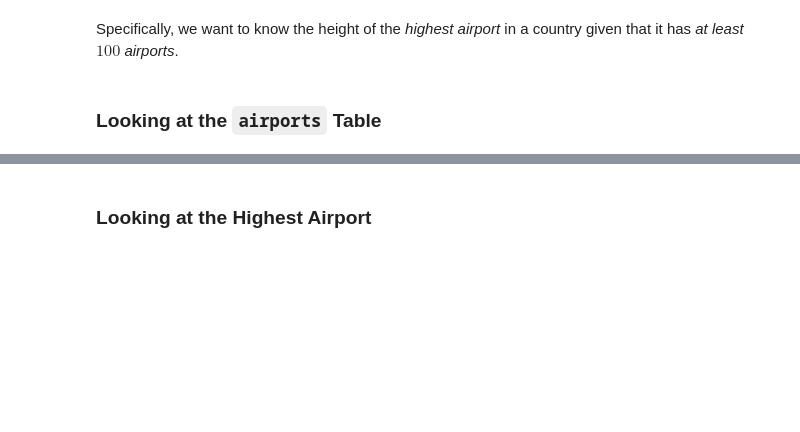
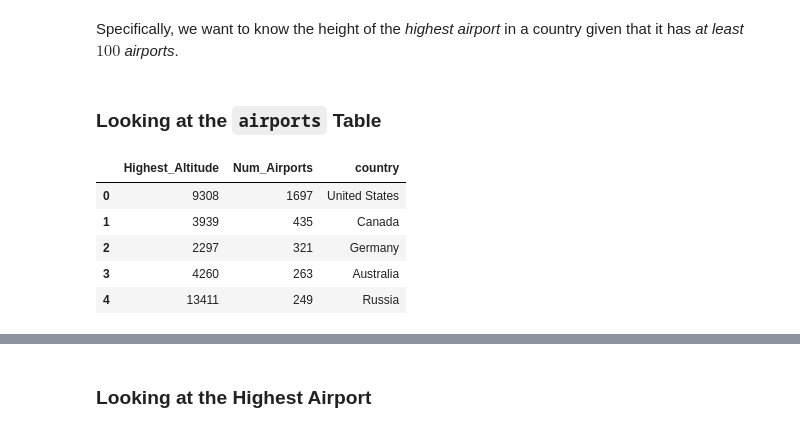
Before and after one commit to sclarkHOU/NATL-DS-051523, a Jupyter notebook: Phase2/sqljoins_060523.ipynb, the cells around one changed output, grey strips where cells are left out. Drawn from its saved outputs; the diff is of its cells as text; code cells hidden in the pictures; blank space fills up the shorter version.

```diff
--- a/Phase2/sqljoins_060523.ipynb
+++ b/Phase2/sqljoins_060523.ipynb
@@ -316,6 +343,27 @@ We can also filter on other aggregations. For example, let's say we want to inve
 Specifically, we want to know the height of the _highest airport_ in a country given that it has _at least $100$ airports_.
 # %% [markdown]
 ### Looking at the `airports` Table
+# %%
+our_answer = pd.read_sql('''
+SELECT
+    MAX(CAST(altitude as int)) as Highest_Altitude,
+    COUNT() as Num_Airports,
+    country
+FROM airports
+GROUP BY country
+    HAVING COUNT() >= 100
+ORDER BY COUNT() DESC;
+'''
+, conn)
+
+our_answer.head()
+# %% [output]
+|  | Highest_Altitude | Num_Airports | country |
+| 0 | 9308 | 1697 | United States |
+| 1 | 3939 | 435 | Canada |
+| 2 | 2297 | 321 | Germany |
+| 3 | 4260 | 263 | Australia |
+| 4 | 13411 | 249 | Russia |
 # %%
 df_airports = pd.read_sql('''
     SELECT
```
Also changed, not shown: parts of 5 cells of this notebook.
